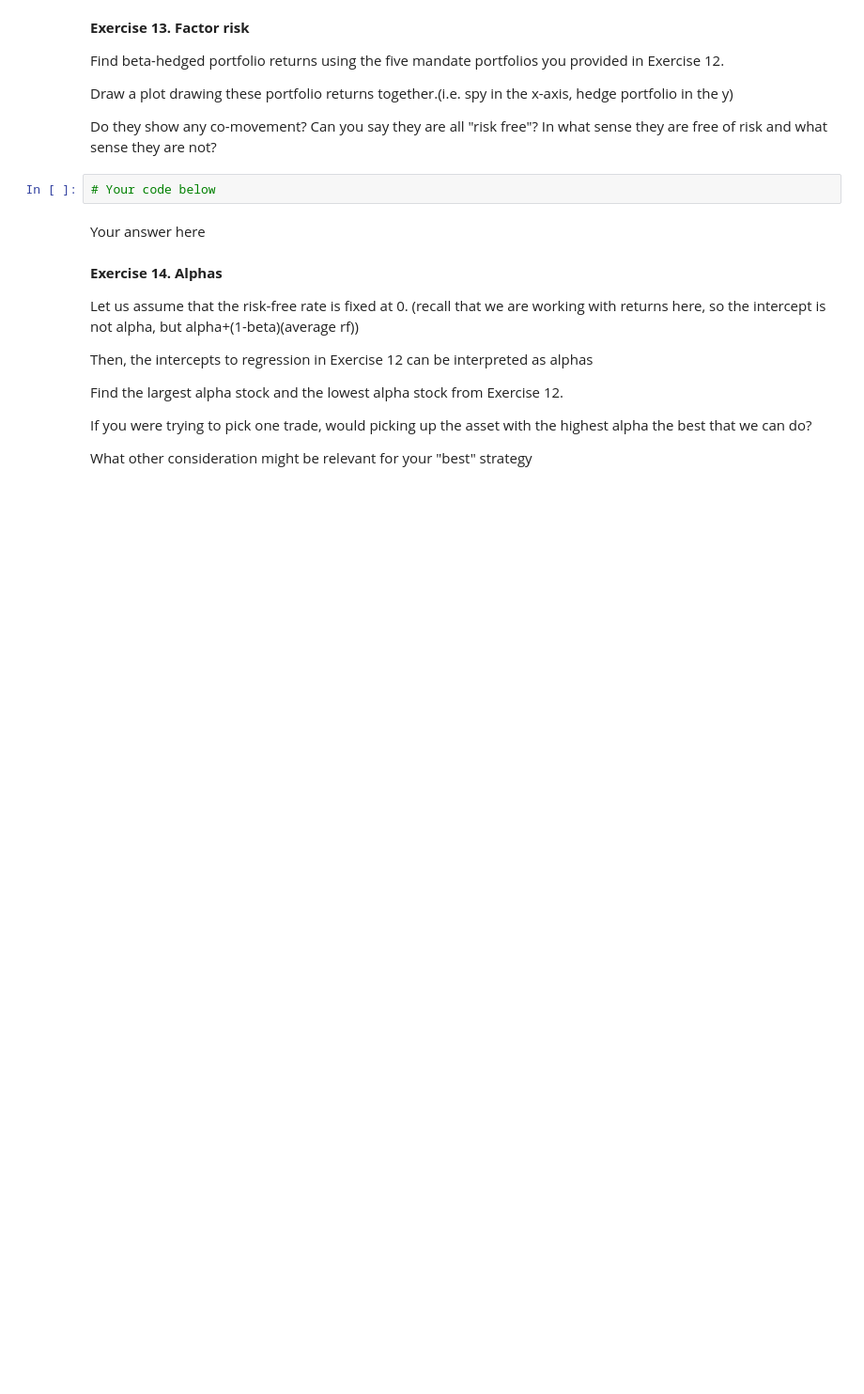
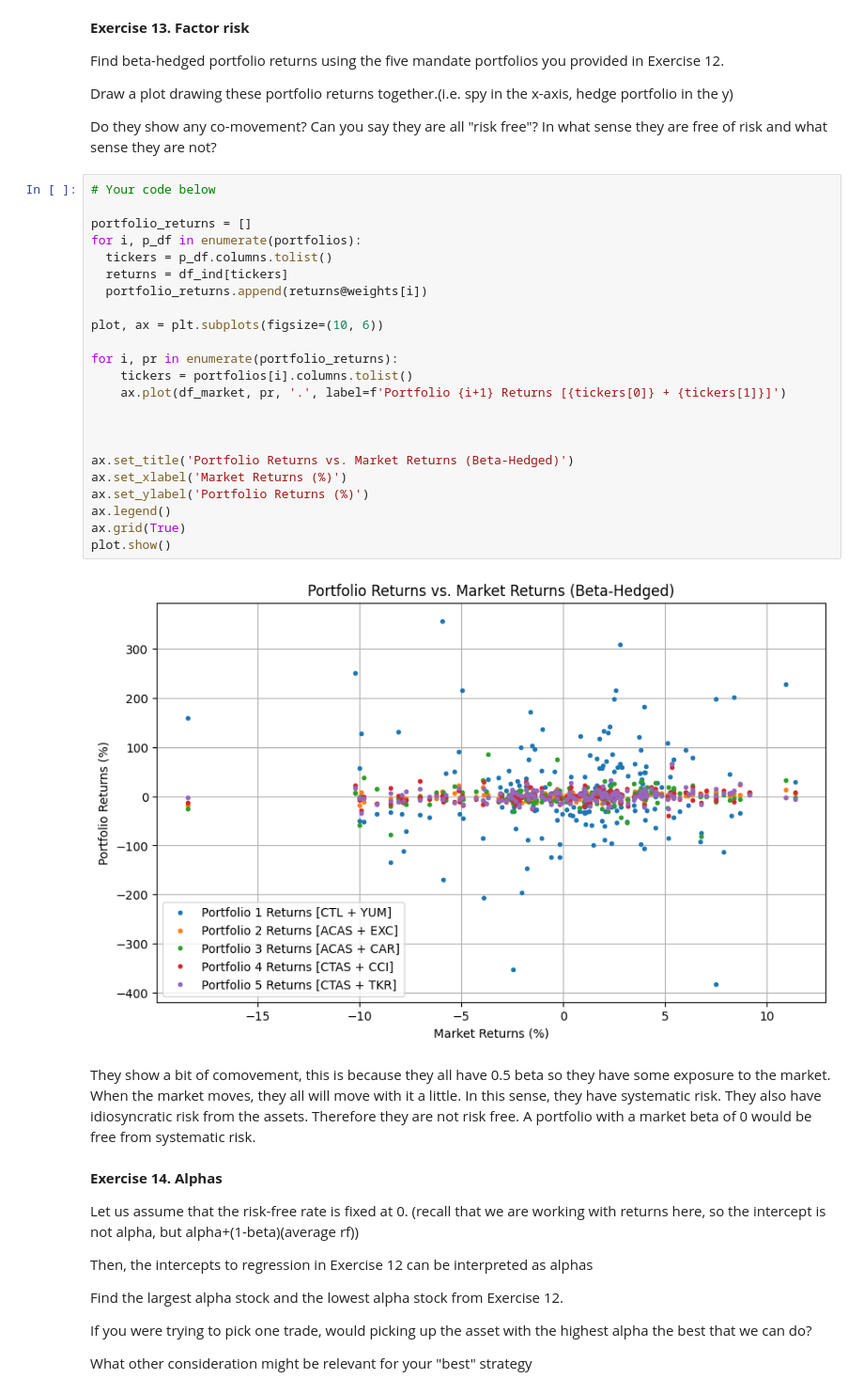
Before and after one commit to SnazzyBeatle115/UG54, a Jupyter notebook: chapters/Assignments/Assignment3.ipynb, the cells around one changed output. Shown at 94% size. Saved outputs shown, nothing was run; the diff lists cells and outputs as text; blank space fills up the shorter version.

```diff
--- a/chapters/Assignments/Assignment3.ipynb
+++ b/chapters/Assignments/Assignment3.ipynb
@@ -354,10 +391,33 @@ Find beta-hedged portfolio returns using the five mandate portfolios you provide
 Draw a plot drawing these portfolio returns together.(i.e. spy in the x-axis, hedge portfolio in the y)
 
 Do they show any co-movement?  Can you say they are all "risk free"? In what sense they are free of risk and what sense they are not?
-# %%
-# Your code below
-# %% [markdown]
-Your answer here
+# %%
+# Your code below
+
+portfolio_returns = []
+for i, p_df in enumerate(portfolios):
+  tickers = p_df.columns.tolist()
+  returns = df_ind[tickers]
+  portfolio_returns.append(returns@weights[i])
+
+plot, ax = plt.subplots(figsize=(10, 6))
+
+for i, pr in enumerate(portfolio_returns):
+    tickers = portfolios[i].columns.tolist()
+    ax.plot(df_market, pr, '.', label=f'Portfolio {i+1} Returns [{tickers[0]} + {tickers[1]}]')
+
+
+
+ax.set_title('Portfolio Returns vs. Market Returns (Beta-Hedged)')
+ax.set_xlabel('Market Returns (%)')
+ax.set_ylabel('Portfolio Returns (%)')
+ax.legend()
+ax.grid(True)
+plot.show()
+# %% [output]
+[figure, added]
+# %% [markdown]
+They show a bit of comovement, this is because they all have 0.5 beta so they have some exposure to the market. When the market moves, they all will move with it a little. In this sense, they have systematic risk. They also have idiosyncratic risk from the assets. Therefore they are not risk free. A portfolio with a market beta of 0 would be free from systematic risk.
 # %% [markdown]
 **Exercise 14. Alphas**
 
```
Also changed, not shown: parts of 8 cells of this notebook.
